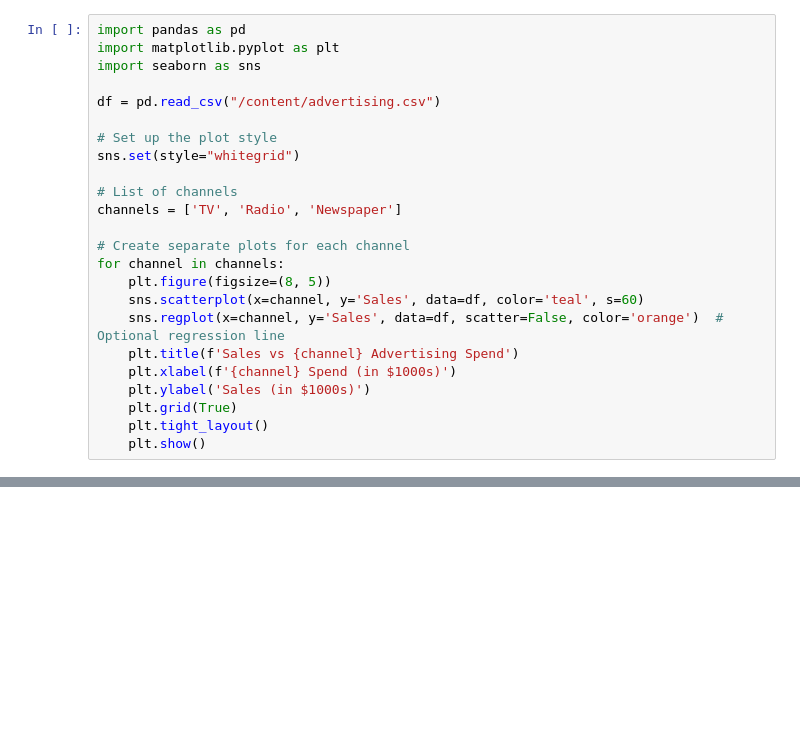
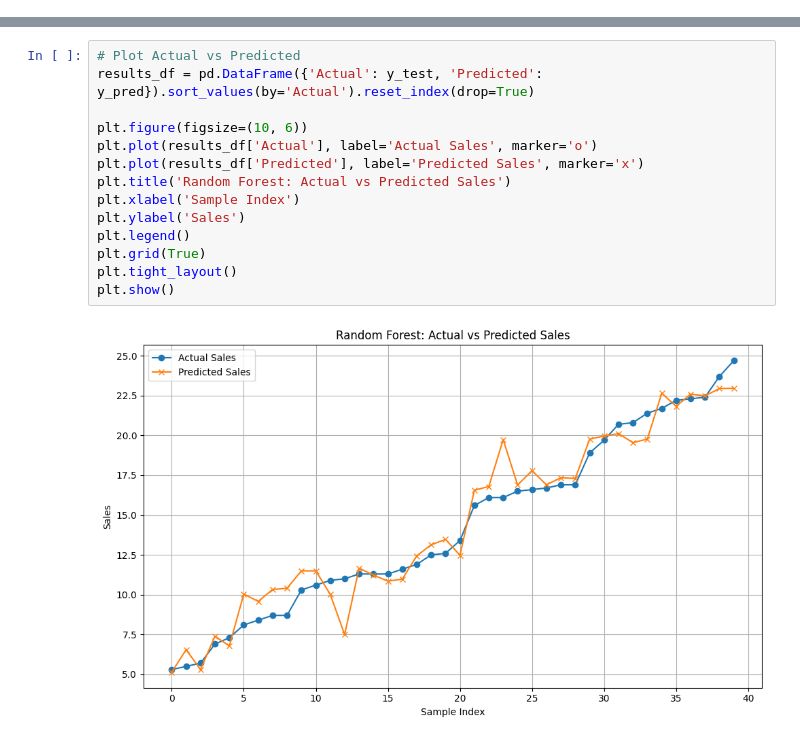
Before and after one commit to ChitrarthVasdev/CODSOFT, a Jupyter notebook: salesprediction.ipynb, the cells around one changed output, grey strips where cells are left out. Drawn from its saved outputs; the diff is of its cells as text; blank space fills up the shorter version.

```diff
--- a/salesprediction.ipynb
+++ b/salesprediction.ipynb
@@ -91,24 +52,0 @@ plt.show()
-# %%
-import pandas as pd
-import matplotlib.pyplot as plt
-import seaborn as sns
-
-df = pd.read_csv("/content/advertising.csv")
-
-# Set up the plot style
-sns.set(style="whitegrid")
-
-# List of channels
-channels = ['TV', 'Radio', 'Newspaper']
-
-# Create separate plots for each channel
-for channel in channels:
-    plt.figure(figsize=(8, 5))
-    sns.scatterplot(x=channel, y='Sales', data=df, color='teal', s=60)
-    sns.regplot(x=channel, y='Sales', data=df, scatter=False, color='orange')  # Optional regression line
-    plt.title(f'Sales vs {channel} Advertising Spend')
-    plt.xlabel(f'{channel} Spend (in $1000s)')
-    plt.ylabel('Sales (in $1000s)')
-    plt.grid(True)
-    plt.tight_layout()
-    plt.show()
@@ -118,0 +53,16 @@ for channel in channels:
+# %%
+# Plot Actual vs Predicted
+results_df = pd.DataFrame({'Actual': y_test, 'Predicted': y_pred}).sort_values(by='Actual').reset_index(drop=True)
+
+plt.figure(figsize=(10, 6))
+plt.plot(results_df['Actual'], label='Actual Sales', marker='o')
+plt.plot(results_df['Predicted'], label='Predicted Sales', marker='x')
+plt.title('Random Forest: Actual vs Predicted Sales')
+plt.xlabel('Sample Index')
+plt.ylabel('Sales')
+plt.legend()
+plt.grid(True)
+plt.tight_layout()
+plt.show()
+# %% [output]
+[figure, added]
```
Also changed, not shown: parts of 5 cells of this notebook.
